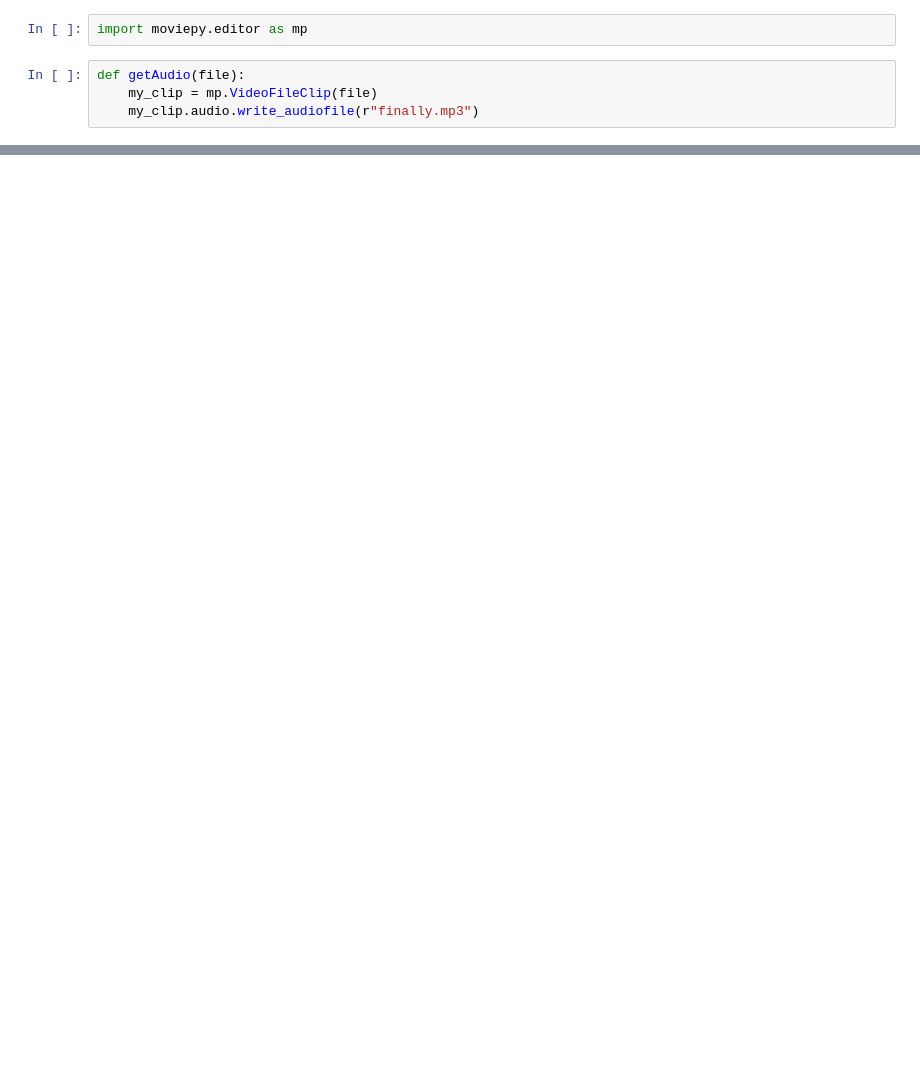
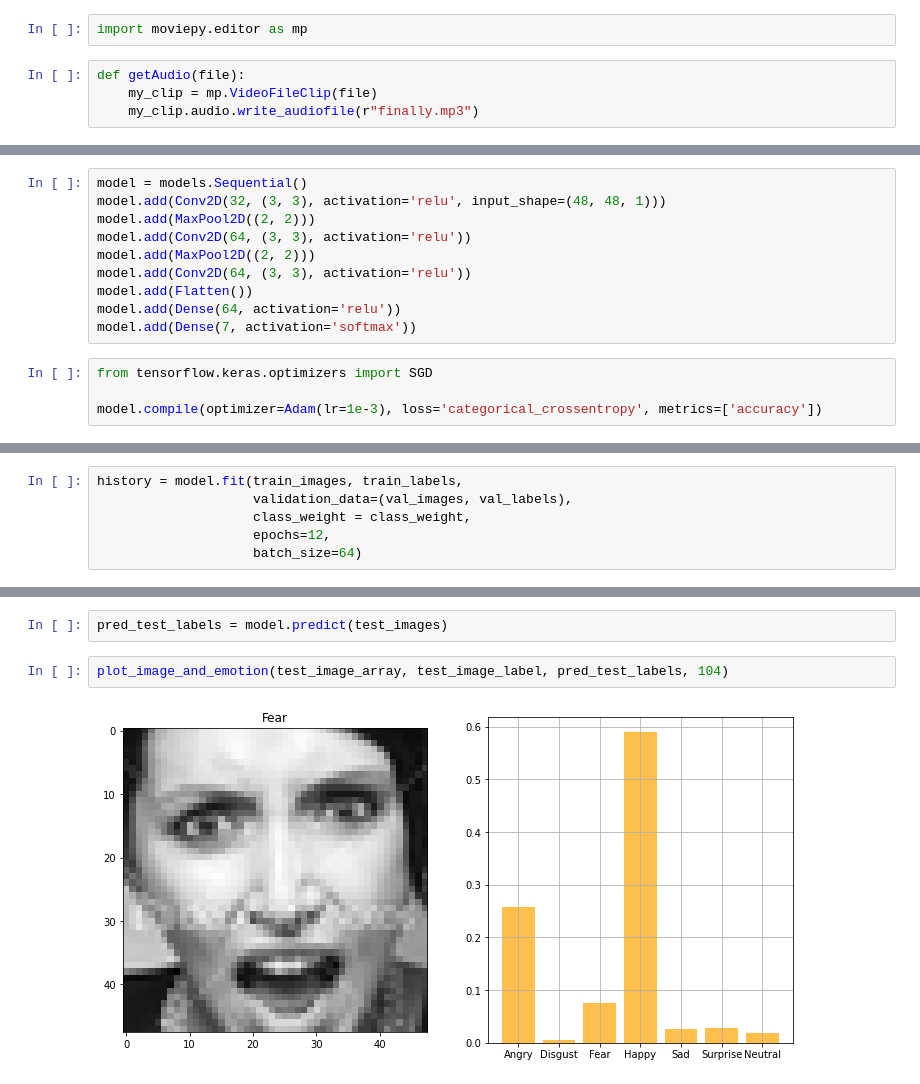
Before and after one commit to VaibhaveS/Focus, a Jupyter notebook: Process.ipynb, the cells around one changed output, grey strips where cells are left out. Cells and saved outputs as stored; diff of their text form; blank space fills up the shorter version.

Commit message:
add basic model

```diff
--- a/Process.ipynb
+++ b/Process.ipynb
@@ -73,0 +201,14 @@ MoviePy - Done.
+# %%
+model = models.Sequential()
+model.add(Conv2D(32, (3, 3), activation='relu', input_shape=(48, 48, 1)))
+model.add(MaxPool2D((2, 2)))
+model.add(Conv2D(64, (3, 3), activation='relu'))
+model.add(MaxPool2D((2, 2)))
+model.add(Conv2D(64, (3, 3), activation='relu'))
+model.add(Flatten())
+model.add(Dense(64, activation='relu'))
+model.add(Dense(7, activation='softmax'))
+# %%
+from tensorflow.keras.optimizers import SGD
+
+model.compile(optimizer=Adam(lr=1e-3), loss='categorical_crossentropy', metrics=['accuracy'])
@@ -73,0 +235,6 @@ MoviePy - Done.
+# %%
+history = model.fit(train_images, train_labels,
+                    validation_data=(val_images, val_labels),
+                    class_weight = class_weight,
+                    epochs=12,
+                    batch_size=64)
@@ -73,0 +265,6 @@ MoviePy - Done.
+# %%
+pred_test_labels = model.predict(test_images)
+# %%
+plot_image_and_emotion(test_image_array, test_image_label, pred_test_labels, 104)
+# %% [output]
+[figure, added]
```
Also changed, not shown: parts of 24 cells of this notebook.
